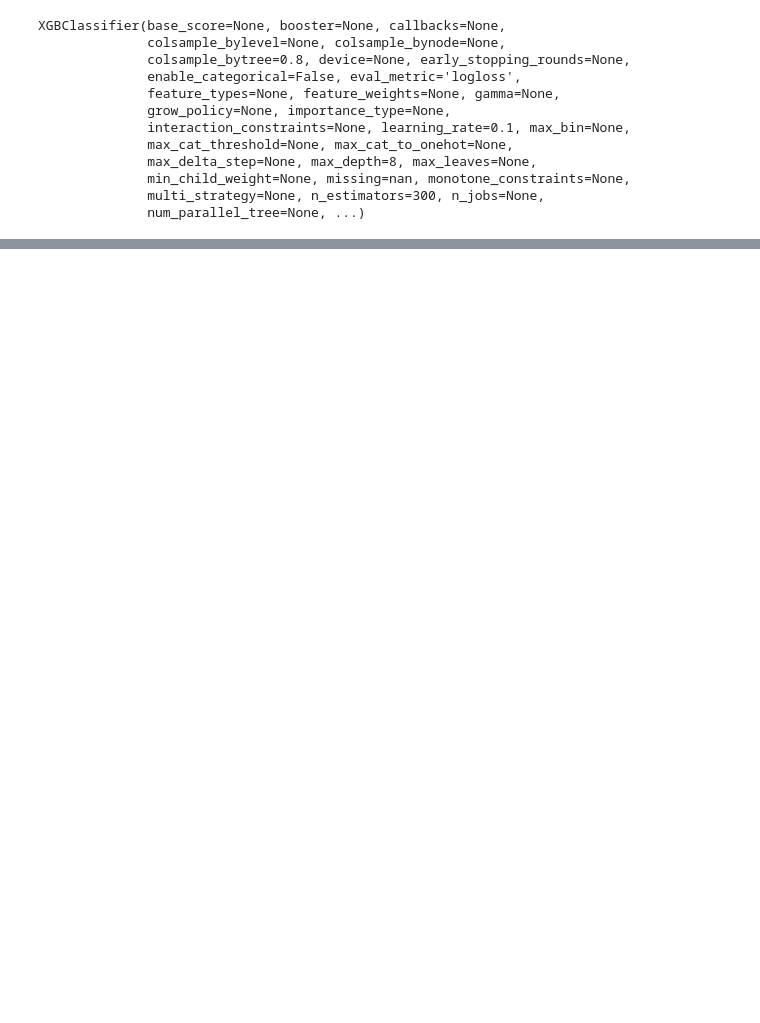
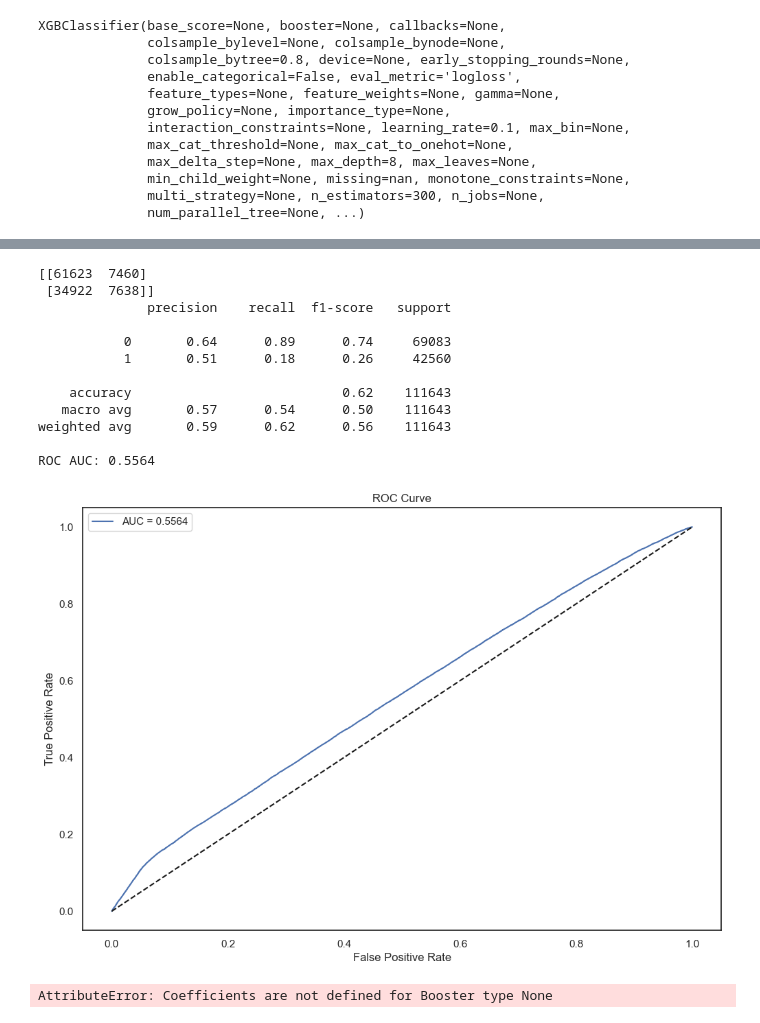
Before and after one commit to samarthnayak04/MedLegit, a Jupyter notebook: ai_models/fraud_detection/phase1.ipynb, the cells around one changed output, grey strips where cells are left out. Cells and saved outputs as stored; diff of their text form; code cells hidden in the pictures; blank space fills up the shorter version.

Commit message:
create model

```diff
--- a/ai_models/fraud_detection/phase1.ipynb
+++ b/ai_models/fraud_detection/phase1.ipynb
@@ -533,0 +577,12 @@ plt.show()
+# %%
+from imblearn.over_sampling import SMOTE
+smote = SMOTE(random_state=42)
+X_res, y_res = smote.fit_resample(X_train, y_train)
+
+# 8. Train model
+model = XGBClassifier(
+    scale_pos_weight=len(y_res[y_res==0]) / len(y_res[y_res==1]),
+    eval_metric="logloss",
+    use_label_encoder=False
+)
+model.fit(X_res, y_res)
@@ -533,0 +605,44 @@ plt.show()
+# %%
+from sklearn.metrics import confusion_matrix, classification_report, roc_auc_score, roc_curve
+import matplotlib.pyplot as plt
+
+# Predict on test set (X_test)
+y_pred = model.predict(X_test)
+y_proba = model.predict_proba(X_test)[:,1]  # Probability scores for fraud class
+
+# Confusion matrix and classification report
+print(confusion_matrix(y_test, y_pred))
+print(classification_report(y_test, y_pred))
+
+# ROC AUC
+auc = roc_auc_score(y_test, y_proba)
+print(f"ROC AUC: {auc:.4f}")
+
+# Plot ROC curve
+fpr, tpr, thresholds = roc_curve(y_test, y_proba)
+plt.plot(fpr, tpr, label=f"AUC = {auc:.4f}")
+plt.plot([0, 1], [0, 1], 'k--')  # random line
+plt.xlabel("False Positive Rate")
+plt.ylabel("True Positive Rate")
+plt.title("ROC Curve")
+plt.legend()
+plt.show()
+# %% [output]
+[[61623  7460]
+ [34922  7638]]
+              precision    recall  f1-score   support
+
+           0       0.64      0.89      0.74     69083
+           1       0.51      0.18      0.26     42560
+
+    accuracy                           0.62    111643
+   macro avg       0.57      0.54      0.50    111643
+weighted avg       0.59      0.62      0.56    111643
+
+ROC AUC: 0.5564
+[figure, added]
+# %%
+coefficients = pd.Series(model.coef_[0], index=features)
+print("Feature Importance:\n", coefficients.sort_values(ascending=False))
+# %% [output]
+AttributeError: Coefficients are not defined for Booster type None
```
Also changed, not shown: parts of 9 cells of this notebook, 3 other files.
